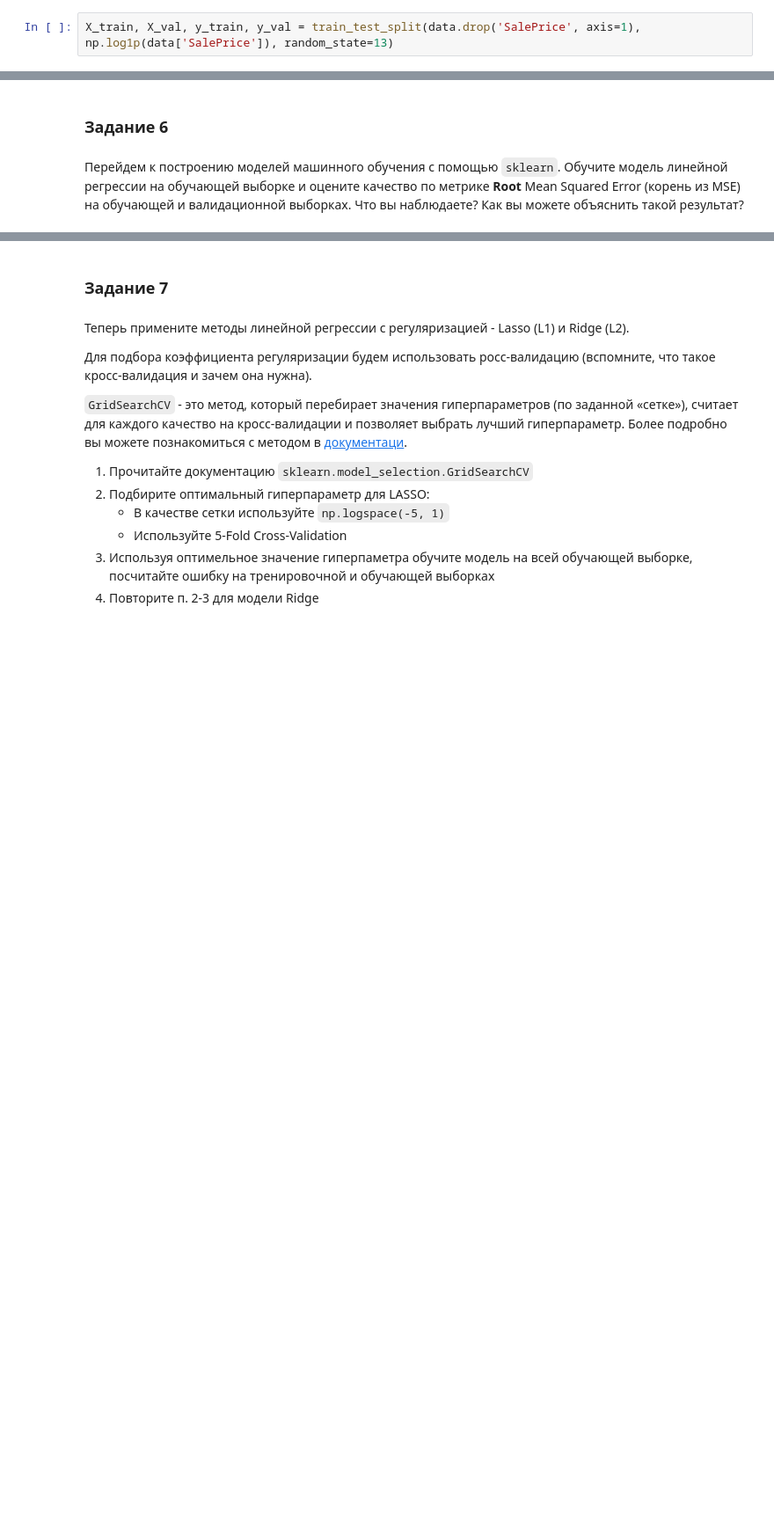
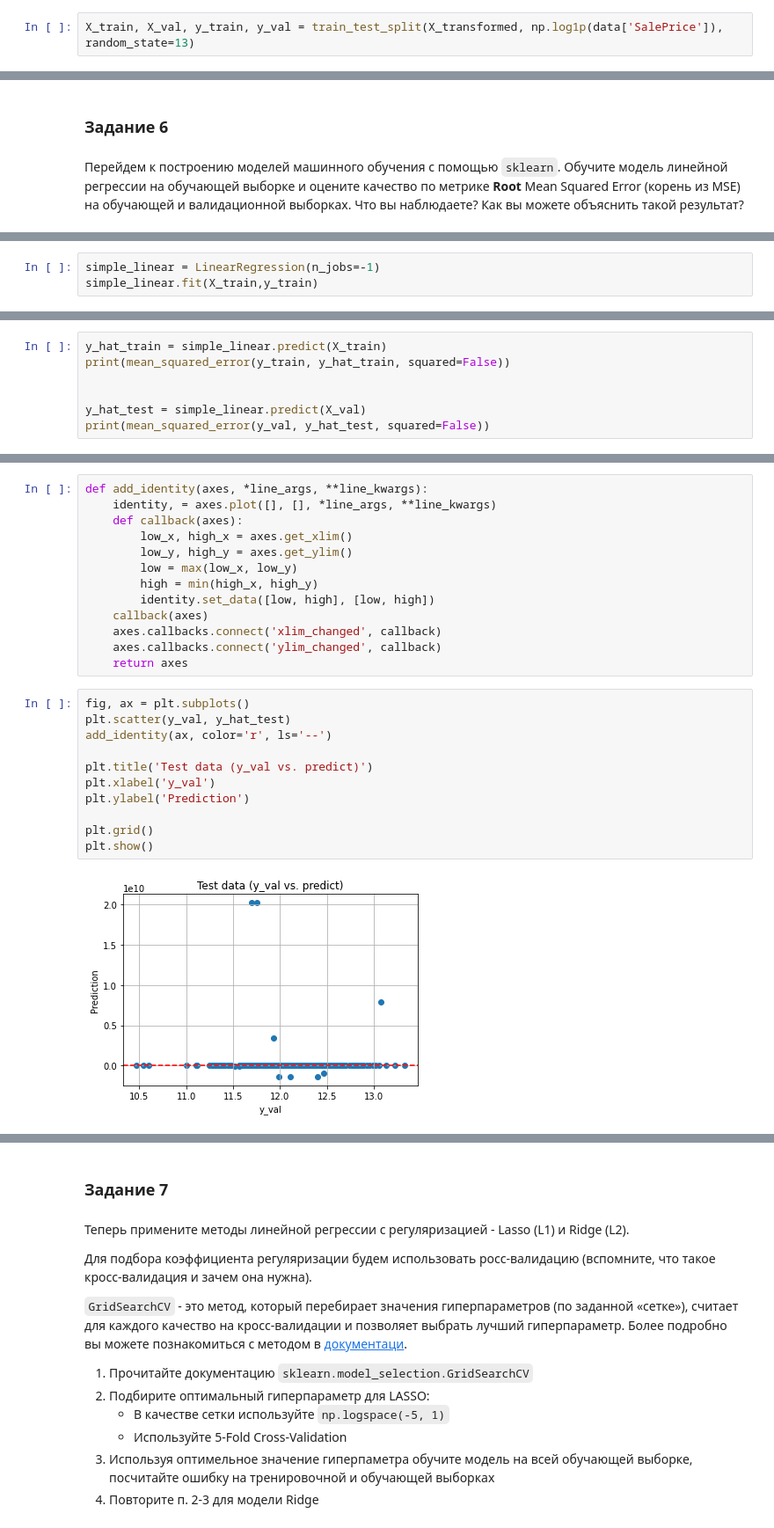
Before and after one commit to ksetdekov/ml_dpo_2021, a Jupyter notebook: hw/hw2/hw02.ipynb, the cells around one changed output, grey strips where cells are left out. Shown at 88% size. Drawn from its saved outputs; the diff is of its cells as text; blank space fills up the shorter version.

```diff
--- a/hw/hw2/hw02.ipynb
+++ b/hw/hw2/hw02.ipynb
@@ -611,7 +645,7 @@ S
 
 *Пожалуйста, **не меняйте** значение `random_state` в следующей ячейке.*
 # %%
-X_train, X_val, y_train, y_val = train_test_split(data.drop('SalePrice', axis=1), np.log1p(data['SalePrice']), random_state=13)
+X_train, X_val, y_train, y_val = train_test_split(X_transformed, np.log1p(data['SalePrice']), random_state=13)
 # %%
 X_train.shape, X_val.shape, y_train.shape, y_val.shape
 # %% [output]
@@ -626,0 +657,3 @@ X_train.shape, X_val.shape, y_train.shape, y_val.shape
+# %%
+simple_linear = LinearRegression(n_jobs=-1)
+simple_linear.fit(X_train,y_train)
@@ -626,0 +662,7 @@ X_train.shape, X_val.shape, y_train.shape, y_val.shape
+# %%
+y_hat_train = simple_linear.predict(X_train)
+print(mean_squared_error(y_train, y_hat_train, squared=False))
+
+
+y_hat_test = simple_linear.predict(X_val)
+print(mean_squared_error(y_val, y_hat_test, squared=False))
@@ -626,0 +675,26 @@ X_train.shape, X_val.shape, y_train.shape, y_val.shape
+# %%
+def add_identity(axes, *line_args, **line_kwargs):
+    identity, = axes.plot([], [], *line_args, **line_kwargs)
+    def callback(axes):
+        low_x, high_x = axes.get_xlim()
+        low_y, high_y = axes.get_ylim()
+        low = max(low_x, low_y)
+        high = min(high_x, high_y)
+        identity.set_data([low, high], [low, high])
+    callback(axes)
+    axes.callbacks.connect('xlim_changed', callback)
+    axes.callbacks.connect('ylim_changed', callback)
+    return axes
+# %%
+fig, ax = plt.subplots()
+plt.scatter(y_val, y_hat_test)
+add_identity(ax, color='r', ls='--')
+
+plt.title('Test data (y_val vs. predict)')
+plt.xlabel('y_val')
+plt.ylabel('Prediction')
+
+plt.grid()
+plt.show()
+# %% [output]
+[figure, added]
```
Also changed, not shown: parts of 19 cells of this notebook.
